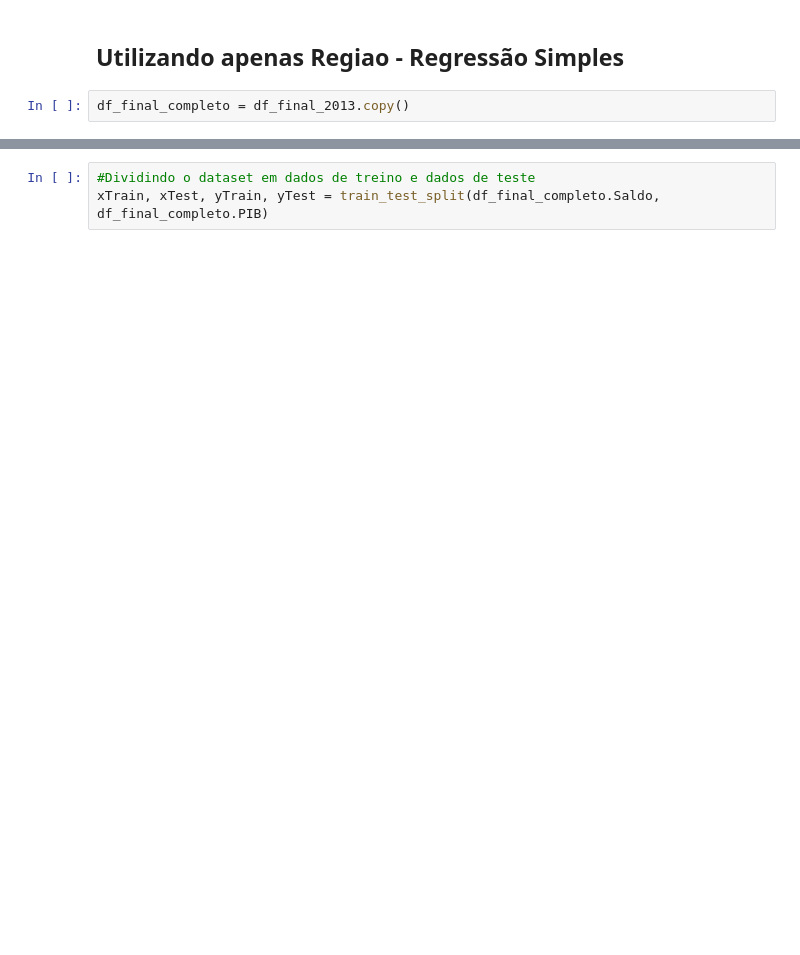
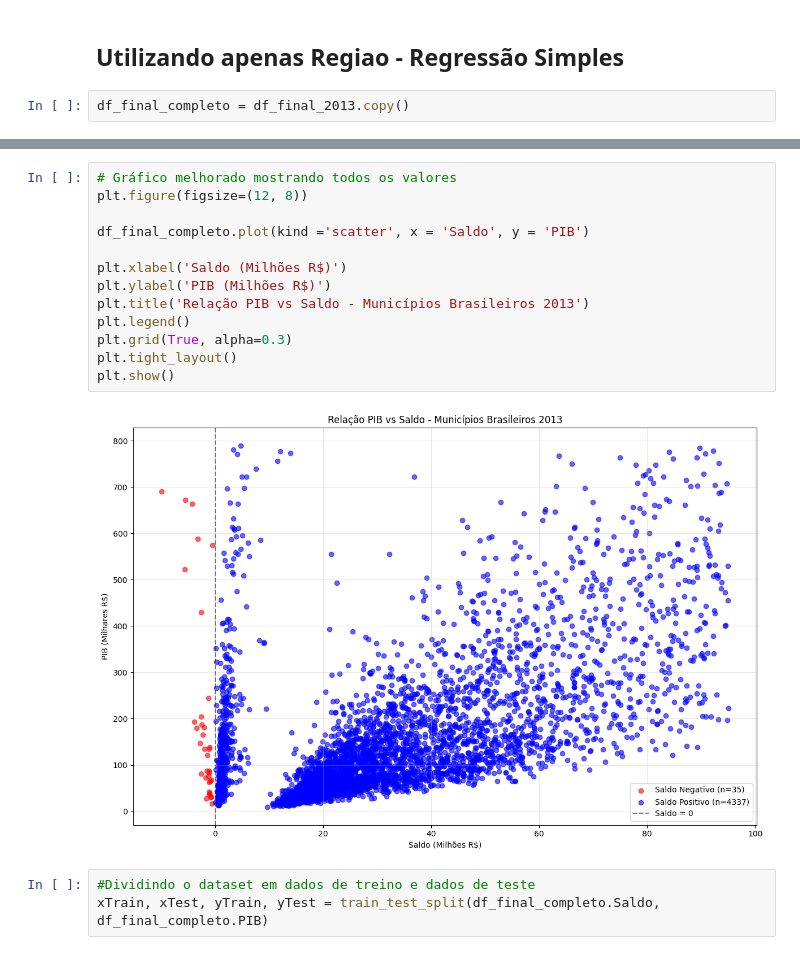
Before and after one commit to anaC-Fernandes/ProjetoDados, a Jupyter notebook: Notebooks/Dataset_Crise.ipynb, the cells around one changed output, grey strips where cells are left out. Saved outputs shown, nothing was run; the diff lists cells and outputs as text; blank space fills up the shorter version.

```diff
--- a/Notebooks/Dataset_Crise.ipynb
+++ b/Notebooks/Dataset_Crise.ipynb
@@ -1212,3 +1421,18 @@ plt.show()
+# %%
+# Gráfico melhorado mostrando todos os valores
+plt.figure(figsize=(12, 8))
+
+df_final_completo.plot(kind ='scatter', x = 'Saldo', y = 'PIB')
+
+plt.xlabel('Saldo (Milhões R$)')
+plt.ylabel('PIB (Milhões R$)')
+plt.title('Relação PIB vs Saldo - Municípios Brasileiros 2013')
+plt.legend()
+plt.grid(True, alpha=0.3)
+plt.tight_layout()
+plt.show()
+# %% [output]
+[figure, added]
 # %%
 #Dividindo o dataset em dados de treino e dados de teste
 xTrain, xTest, yTrain, yTest = train_test_split(df_final_completo.Saldo, df_final_completo.PIB)
```
Also changed, not shown: parts of 34 cells of this notebook.
